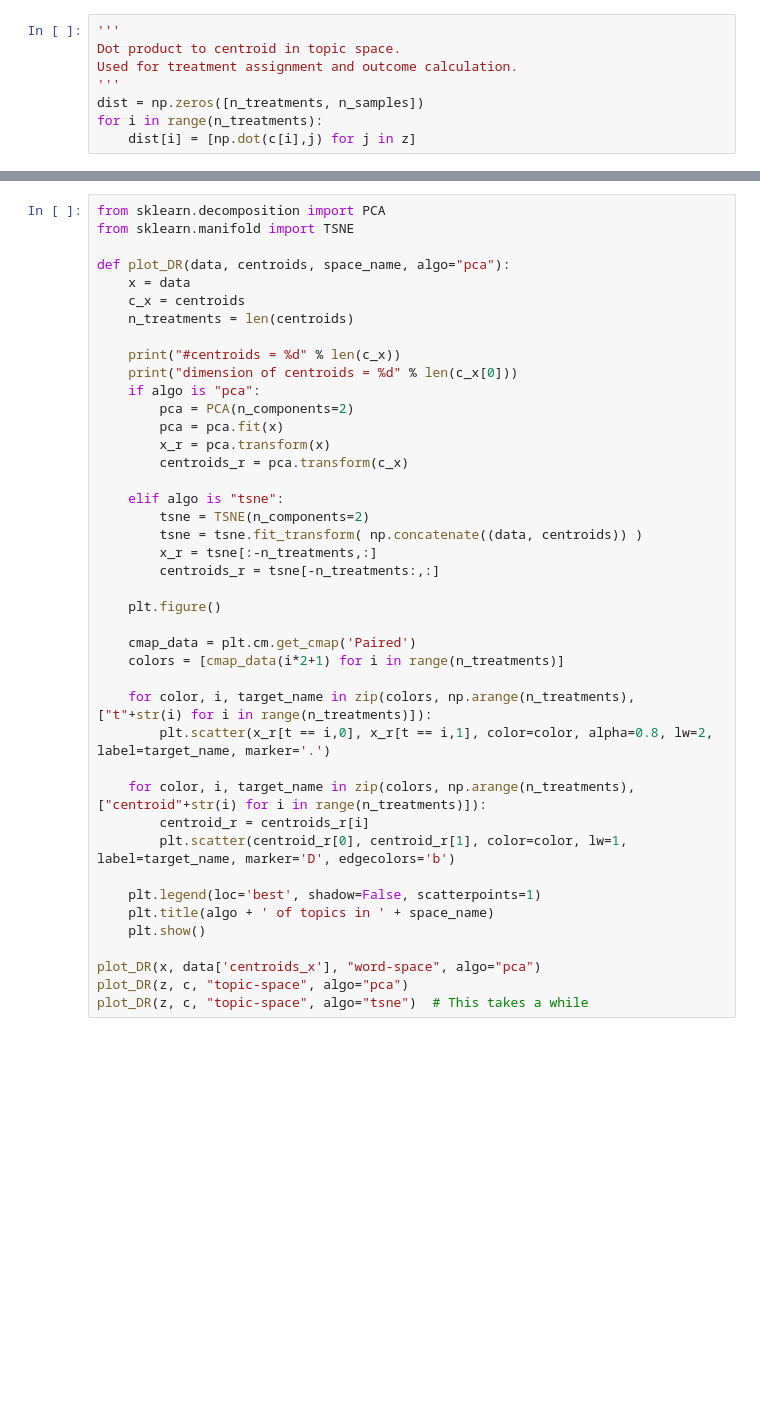
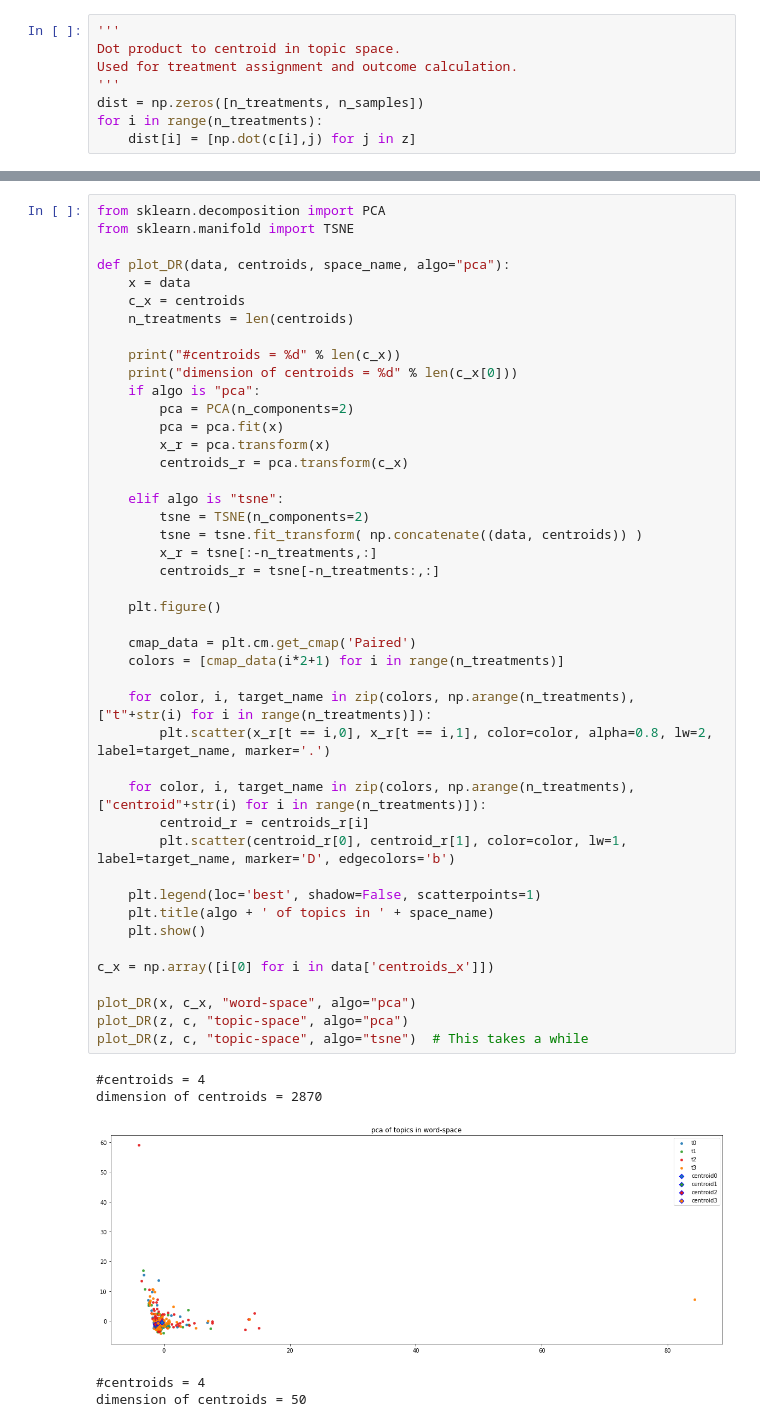
Before and after one commit to a1247418/multiParamNewsBenchmark, a Jupyter notebook: analysis.ipynb, the cells around one changed output, grey strips where cells are left out. Saved outputs shown, nothing was run; the diff lists cells and outputs as text; blank space fills up the shorter version.

```diff
--- a/analysis.ipynb
+++ b/analysis.ipynb
@@ -110,31 +150,39 @@ def plot_DR(data, centroids, space_name, algo="pca"):
     if algo is "pca":
         pca = PCA(n_components=2)
         pca = pca.fit(x)
         x_r = pca.transform(x)
         centroids_r = pca.transform(c_x)
 
     elif algo is "tsne":
         tsne = TSNE(n_components=2)
         tsne = tsne.fit_transform( np.concatenate((data, centroids)) )
         x_r = tsne[:-n_treatments,:]
         centroids_r = tsne[-n_treatments:,:]
 
     plt.figure()
 
     cmap_data = plt.cm.get_cmap('Paired')
     colors = [cmap_data(i*2+1) for i in range(n_treatments)]
 
     for color, i, target_name in zip(colors, np.arange(n_treatments), ["t"+str(i) for i in range(n_treatments)]):
         plt.scatter(x_r[t == i,0], x_r[t == i,1], color=color, alpha=0.8, lw=2, label=target_name, marker='.')
 
     for color, i, target_name in zip(colors, np.arange(n_treatments), ["centroid"+str(i) for i in range(n_treatments)]):
         centroid_r = centroids_r[i]
         plt.scatter(centroid_r[0], centroid_r[1], color=color, lw=1, label=target_name, marker='D', edgecolors='b')
 
     plt.legend(loc='best', shadow=False, scatterpoints=1)
     plt.title(algo + ' of topics in ' + space_name)
     plt.show()
 
-plot_DR(x, data['centroids_x'], "word-space", algo="pca")
+c_x = np.array([i[0] for i in data['centroids_x']])
+
+plot_DR(x, c_x, "word-space", algo="pca")
 plot_DR(z, c, "topic-space", algo="pca")
 plot_DR(z, c, "topic-space", algo="tsne")  # This takes a while
+# %% [output]
+#centroids = 4
+dimension of centroids = 2870
+[figure, added]
+#centroids = 4
+dimension of centroids = 50
```
Also changed, not shown: parts of 6 cells of this notebook, 2 other files.
